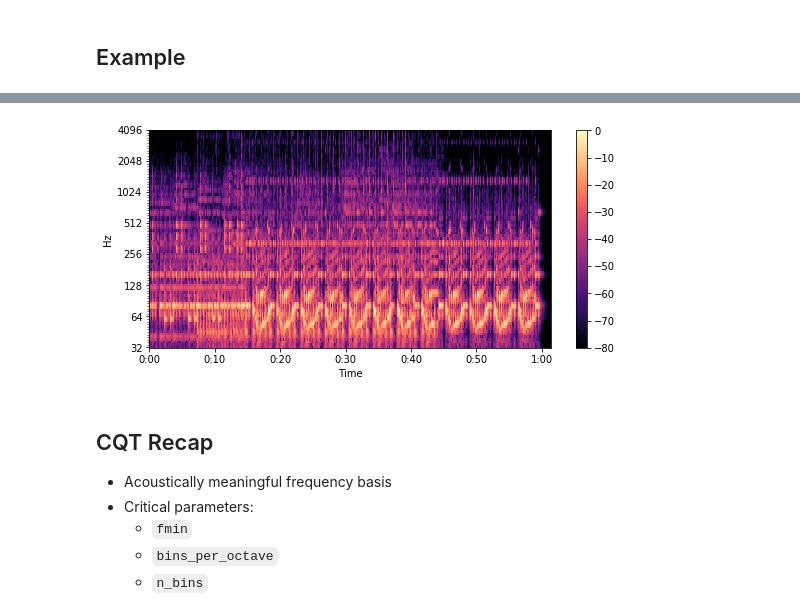
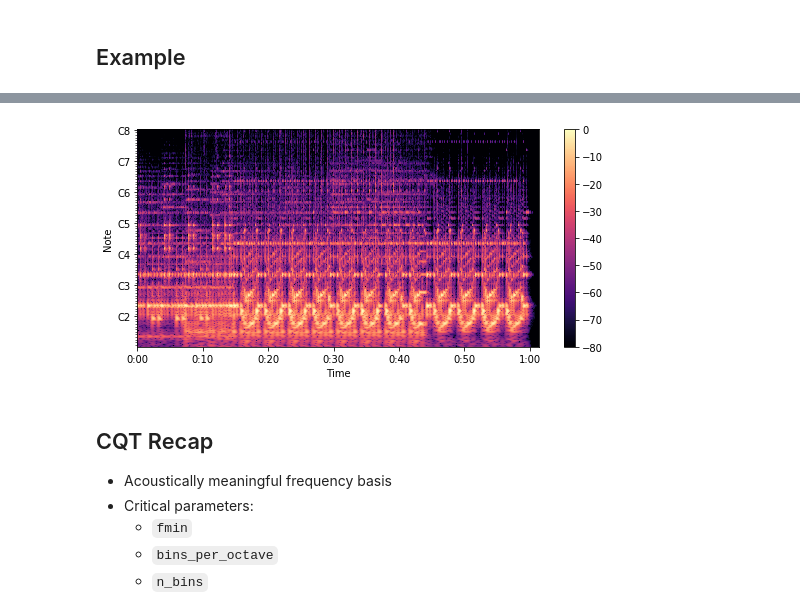
Before and after one commit to bmcfee/ccrma2018_notebooks, a Jupyter notebook: Constant-Q Transform.ipynb, the cells around one changed output, grey strips where cells are left out. Drawn from its saved outputs; the diff is of its cells as text; code cells hidden in the pictures.

```diff
--- a/Constant-Q Transform.ipynb
+++ b/Constant-Q Transform.ipynb
@@ -162,7 +162,7 @@ Top octave lengths:
 # %%
 y, sr = librosa.load(librosa.util.example_audio_file(), sr=None)
 # %%
-BPO = 12 * 1
+BPO = 12*5
 N = 7 * BPO
 
 C = librosa.cqt(y=y, sr=sr, n_bins=N, bins_per_octave=BPO)
@@ -169,11 +193,11 @@ C = librosa.cqt(y=y, sr=sr, n_bins=N, bins_per_octave=BPO)
 # %%
 plt.figure(figsize=(9, 4))
 librosa.display.specshow(librosa.amplitude_to_db(np.abs(C), ref=np.max),
                          bins_per_octave=BPO, sr=sr,
-                         y_axis='cqt_hz', x_axis='time')
+                         y_axis='cqt_note', x_axis='time')
 plt.colorbar();
 # %% [output]
-[figure, old version]
+[figure, new version]
 # %% [markdown]
 ## CQT Recap
 
```
Also changed, not shown: parts of 2 cells of this notebook.
